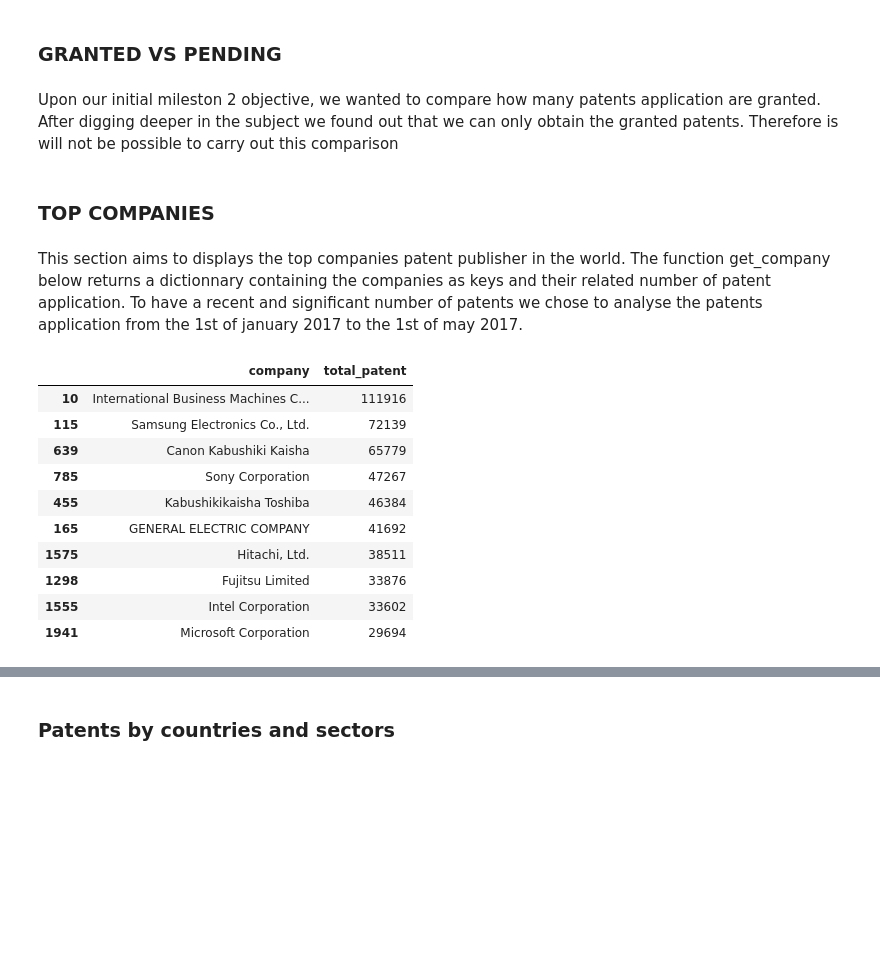
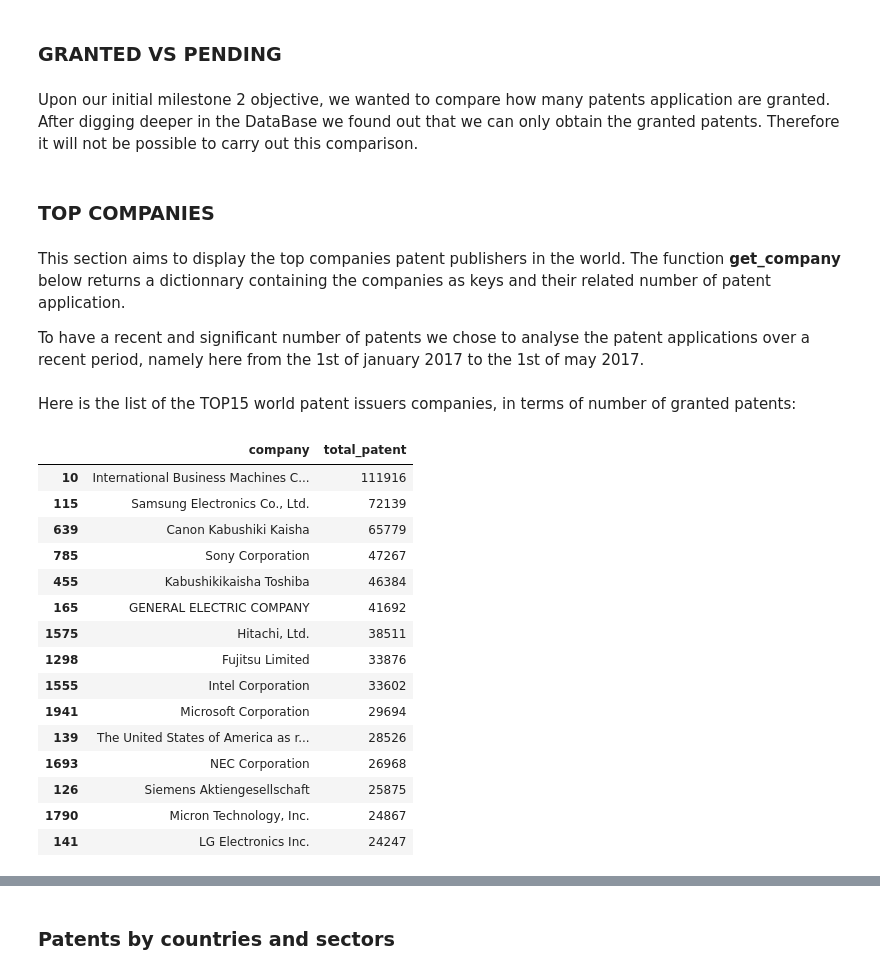
Before and after one commit to oabouzaid/Applied-Data-Analysis, a Jupyter notebook: project/Final.ipynb, the cells around one changed output, grey strips where cells are left out. Drawn from its saved outputs; the diff is of its cells as text; code cells hidden in the pictures; blank space fills up the shorter version.

```diff
--- a/project/Final.ipynb
+++ b/project/Final.ipynb
@@ -187,9 +198,11 @@ Here is an overview of the world distribution of the number of patents
 # %% [markdown]
 ### GRANTED VS PENDING
 # %% [markdown]
-Upon our initial mileston 2 objective, we wanted to compare how many patents application are granted. After digging deeper in the subject we found out that we can only obtain the granted patents. Therefore is will not be possible to carry out this comparison
+Upon our initial milestone 2 objective, we wanted to compare how many patents application are granted. After digging deeper in the DataBase we found out that we can only obtain the granted patents. Therefore it will not be possible to carry out this comparison.
 # %% [markdown]
 ### TOP COMPANIES
 # %% [markdown]
-This section aims to displays the top companies patent publisher in the world. The function get_company below returns a dictionnary containing the companies as keys and their related number of patent application. To have a recent and significant number of patents we chose to analyse the patents application from the 1st of january 2017 to the 1st of may 2017.
+This section aims to display the top companies patent publishers in the world. The function **get_company** below returns a dictionnary containing the companies as keys and their related number of patent application.
+
+To have a recent and significant number of patents we chose to analyse the patent applications over a recent period, namely here from the 1st of january 2017 to the 1st of may 2017.
 # %%
@@ -205,18 +218,25 @@ company_patent_df.total_patent = company_patent_df.total_patent.astype('int64',
 top_companies_df = company_patent_df.sort_values(by='total_patent', ascending=False)
+# %% [markdown]
+Here is the list of the TOP15 world patent issuers companies, in terms of number of granted patents:
 # %%
-top_companies_df.head(10)
+top_companies_df.head(15)
 # %% [output]
 |  | company | total_patent |
 | 10 | International Business Machines C... | 111916 |
 | 115 | Samsung Electronics Co., Ltd. | 72139 |
 | 639 | Canon Kabushiki Kaisha | 65779 |
 | 785 | Sony Corporation | 47267 |
 | 455 | Kabushikikaisha Toshiba | 46384 |
 | 165 | GENERAL ELECTRIC COMPANY | 41692 |
 | 1575 | Hitachi, Ltd. | 38511 |
 | 1298 | Fujitsu Limited | 33876 |
 | 1555 | Intel Corporation | 33602 |
 | 1941 | Microsoft Corporation | 29694 |
+| 139 | The United States of America as r... | 28526 |
+| 1693 | NEC Corporation | 26968 |
+| 126 | Siemens Aktiengesellschaft | 25875 |
+| 1790 | Micron Technology, Inc. | 24867 |
+| 141 | LG Electronics Inc. | 24247 |
 # %%
 top_companies_df.head(25).plot.barh(x='company', y='total_patent', figsize=(17,17), fontsize=20).invert_yaxis()
 # %% [output]
```
Also changed, not shown: parts of 57 cells of this notebook.
